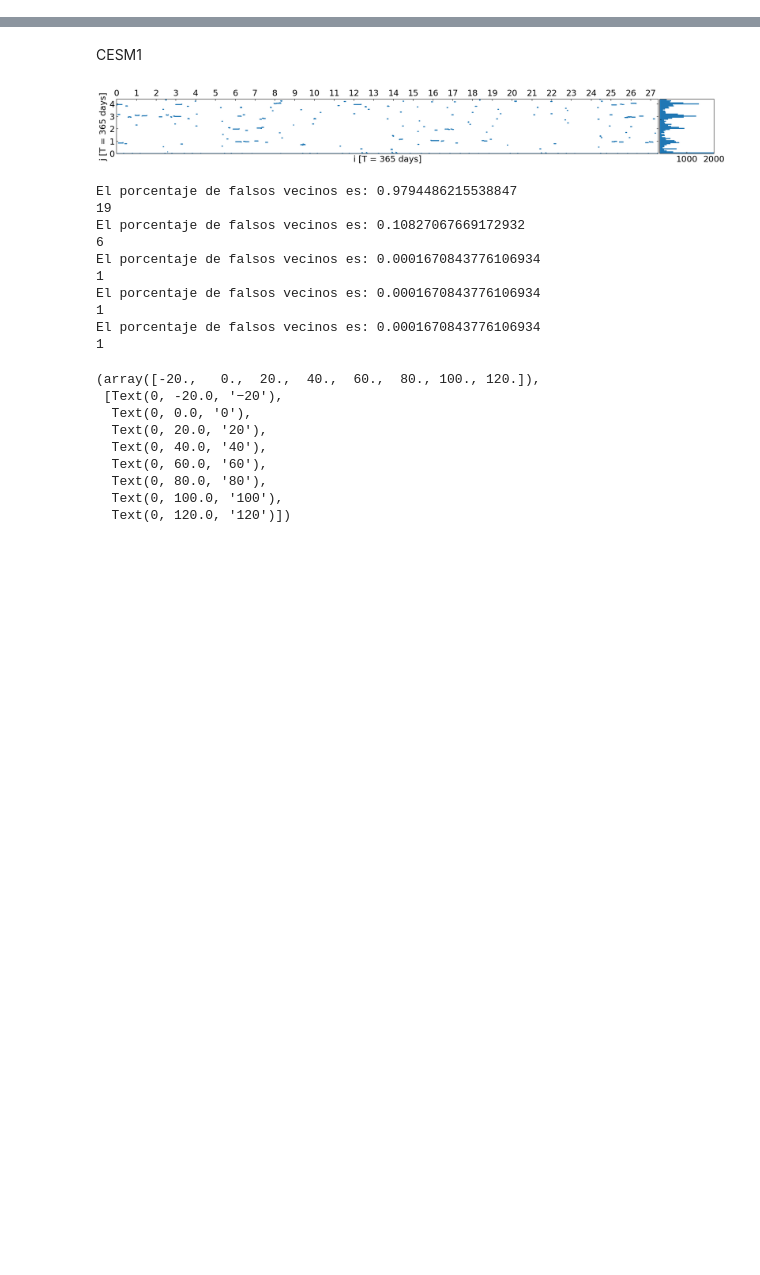
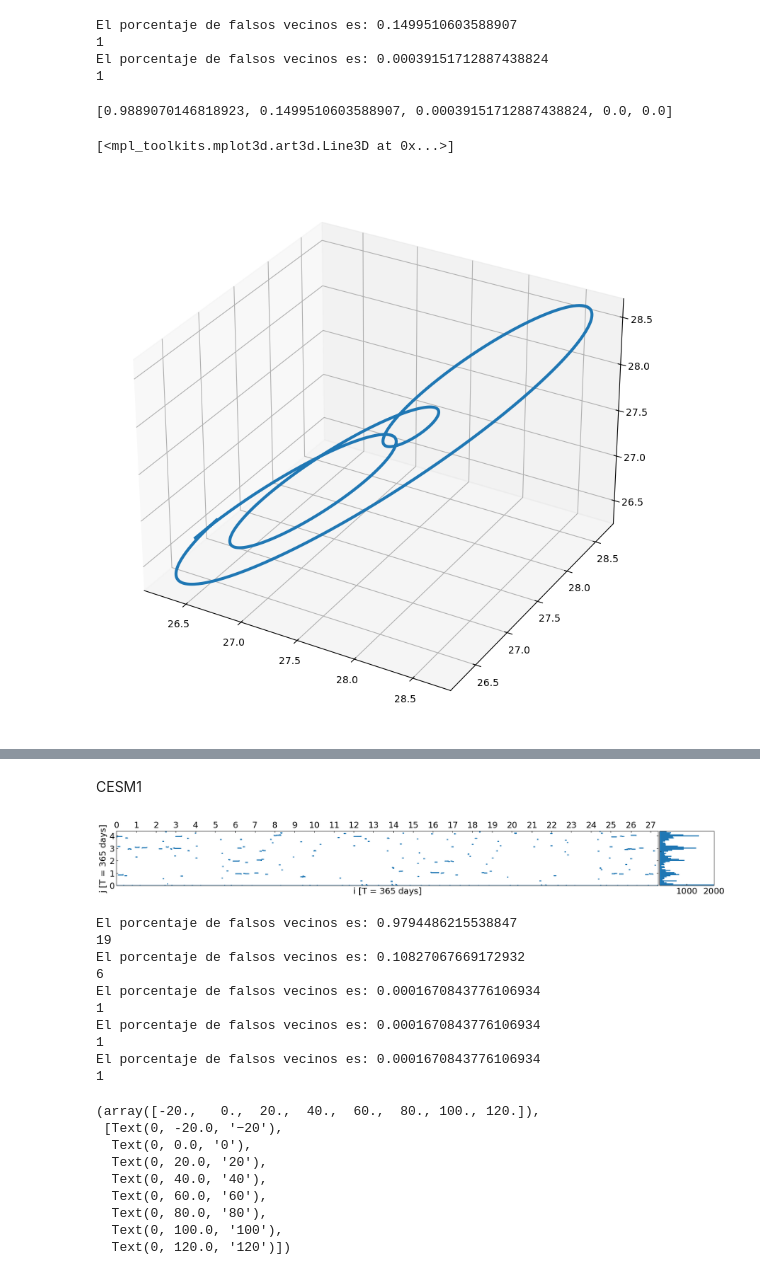
Before and after one commit to jumin94/ENSO_dynamics_analysis, a Jupyter notebook: figures_all.ipynb, the cells around one changed output, grey strips where cells are left out. Cells and saved outputs as stored; diff of their text form; code cells hidden in the pictures; blank space fills up the shorter version.

```diff
--- a/figures_all.ipynb
+++ b/figures_all.ipynb
@@ -10,0 +12,20 @@ import glob
+# %%
+from scipy.signal import filtfilt
+def PasaBajos(senal):
+    """Aplica un filtro butterworth
+    entrada: senial (np.array)
+    salida: senial filtrada (np.array)
+    """
+    fs = 365 #pienso en años, como la unidad es el año, mi frec de muestreo es 365 muestras por año (señal en días)
+    frec_c = 1.2 #Tres muestras por año o sea frecuencia de corte es un trimestre (2 sería 6 meses y es demasiado)
+    nyq = .5*fs #Nysquits para pasarle al filtro
+    frec = frec_c / nyq
+    orden = 6
+    b,a = scipy.signal.butter(orden,frec,'low',analog=False,output='ba') #Filtro butterworth
+    y = scipy.signal.filtfilt(b,a,senal,axis=0)
+    return y
+
+# NINO_obs_vals = NINO_obs
+# nino_filtrado = PasaBajos(NINO_obs_vals)
+# corregido1, moving_average = fd.remover_ma(nino_filtrado,2000)
+# corregido, moving_average2 = fd.remover_ma(corregido1,2000)
@@ -10,0 +65,17 @@ import glob
+# %%
+porcentaje_vecinos = fd.porcentaje_falsos_vecinos(nino_filtrado)
+porcentaje_vecinos
+# %% [output]
+El porcentaje de falsos vecinos es: 0.1499510603588907
+1
+El porcentaje de falsos vecinos es: 0.00039151712887438824
+1
+[0.9889070146818923, 0.1499510603588907, 0.00039151712887438824, 0.0, 0.0]
+# %%
+df = fd.embedding(15,np.array(nino_filtrado))
+fig = plt.figure(figsize=(10,10))
+ax = fig.add_subplot(111, projection='3d')
+ax.plot(df[0][2920:4000], df[1][2920:4000], df[2][2920:4000],linewidth=3)
+# %% [output]
+[<mpl_toolkits.mplot3d.art3d.Line3D at 0x...>]
+[figure, added]
```
Also changed, not shown: parts of 21 cells of this notebook, 3 other files.
